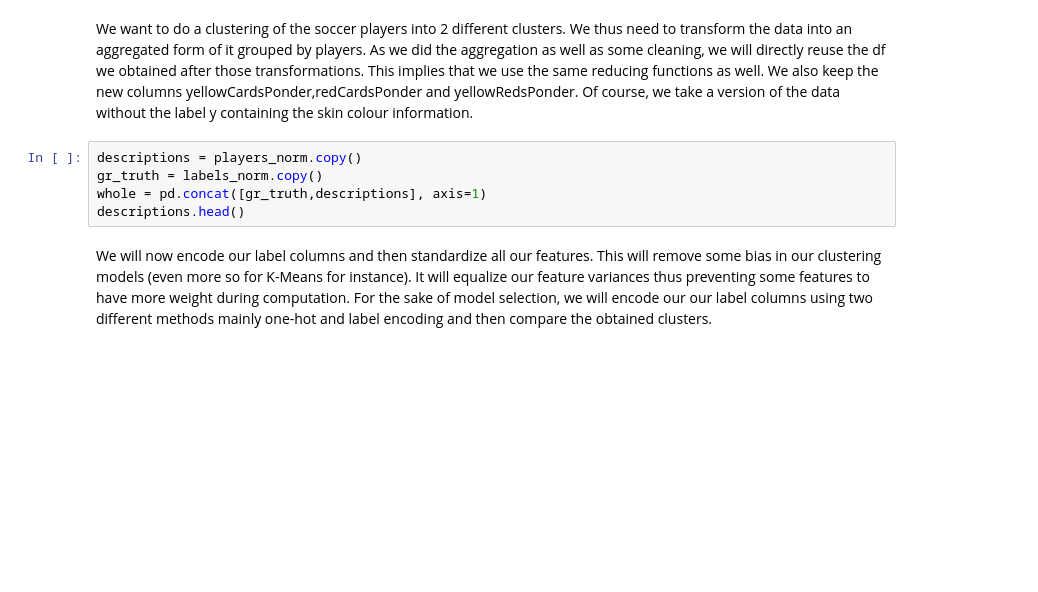
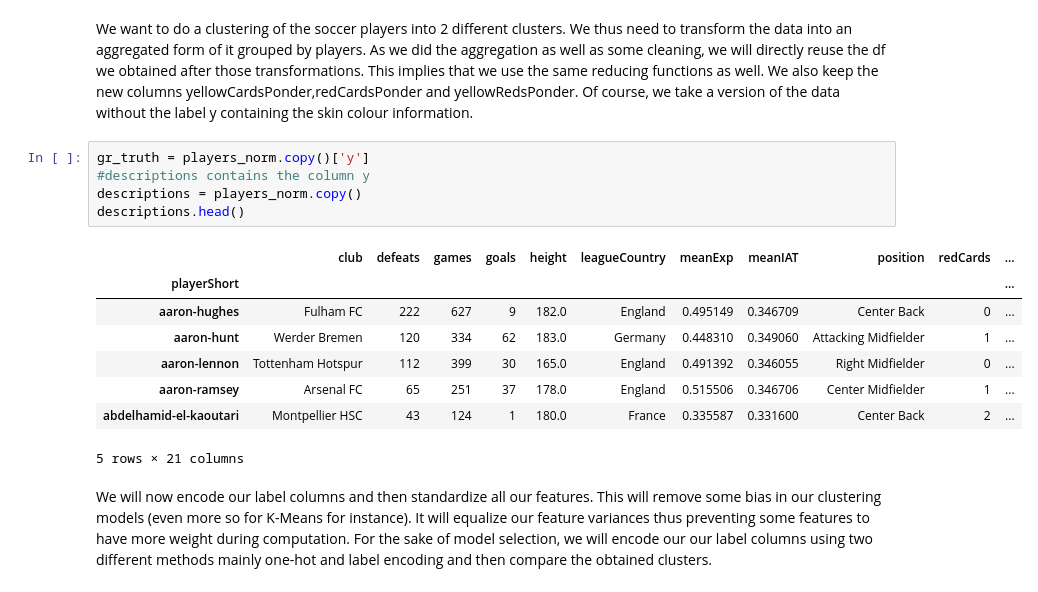
Before and after one commit to agpmilli/adaepfl, a Jupyter notebook: Homework/04 - Applied ML/AppliedML.ipynb, the cells around one changed output. Drawn from its saved outputs; the diff is of its cells as text; blank space fills up the shorter version.

```diff
--- a/Homework/04 - Applied ML/AppliedML.ipynb
+++ b/Homework/04 - Applied ML/AppliedML.ipynb
@@ -358,11 +421,20 @@ We can see that we have a high bias for small training examples (the cross-valid
 We want to do a clustering of the soccer players into 2 different clusters. We thus need to transform the data into an aggregated form of it grouped by players. As we did the aggregation as well as some cleaning, we will directly reuse the df we obtained after those transformations.
 This implies that we use the same reducing functions as well. We also keep the new columns yellowCardsPonder,redCardsPonder and yellowRedsPonder.
 Of course, we take a version of the data without the label y containing the skin colour information.
-# %%
-descriptions = players_norm.copy()
-gr_truth = labels_norm.copy()
-whole = pd.concat([gr_truth,descriptions], axis=1)
-descriptions.head()
+# %%
+gr_truth = players_norm.copy()['y']
+#descriptions contains the column y
+descriptions = players_norm.copy()
+descriptions.head()
+# %% [output]
+|  | club | defeats | games | goals | height | leagueCountry | meanExp | meanIAT | position | redCards | ... |
+| playerShort |  |  |  |  |  |  |  |  |  |  | ... |
+| aaron-hughes | Fulham FC | 222 | 627 | 9 | 182.0 | England | 0.495149 | 0.346709 | Center Back | 0 | ... |
+| aaron-hunt | Werder Bremen | 120 | 334 | 62 | 183.0 | Germany | 0.448310 | 0.349060 | Attacking Midfielder | 1 | ... |
+| aaron-lennon | Tottenham Hotspur | 112 | 399 | 30 | 165.0 | England | 0.491392 | 0.346055 | Right Midfielder | 0 | ... |
+| aaron-ramsey | Arsenal FC | 65 | 251 | 37 | 178.0 | England | 0.515506 | 0.346706 | Center Midfielder | 1 | ... |
+| abdelhamid-el-kaoutari | Montpellier HSC | 43 | 124 | 1 | 180.0 | France | 0.335587 | 0.331600 | Center Back | 2 | ... |
+5 rows × 21 columns
 # %% [markdown]
 We will now encode our label columns and then standardize all our features. This will remove some bias in our clustering models (even more so for K-Means for instance). It will equalize our feature variances thus preventing some features to have more weight during computation.
 For the sake of model selection, we will encode our our label columns using two different methods mainly one-hot and label encoding and then compare the obtained clusters.
```
Also changed, not shown: parts of 30 cells of this notebook, 1 other file.
